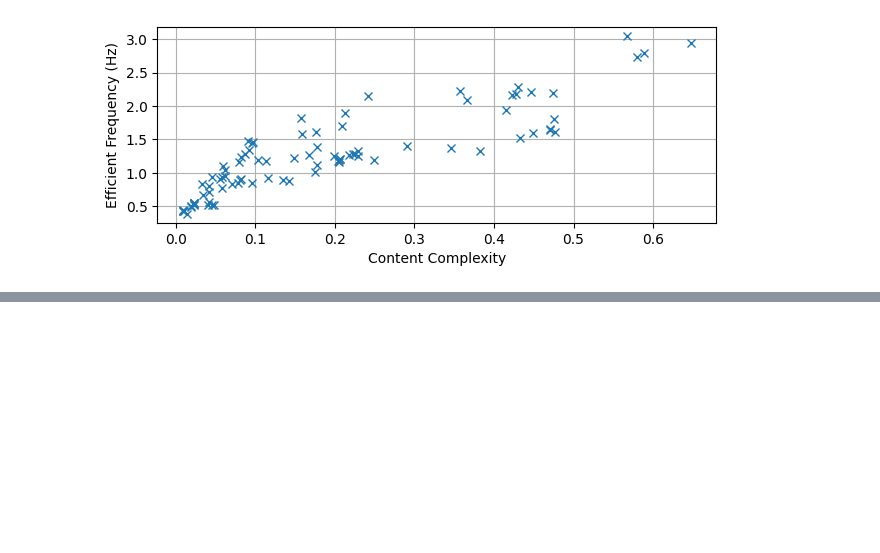
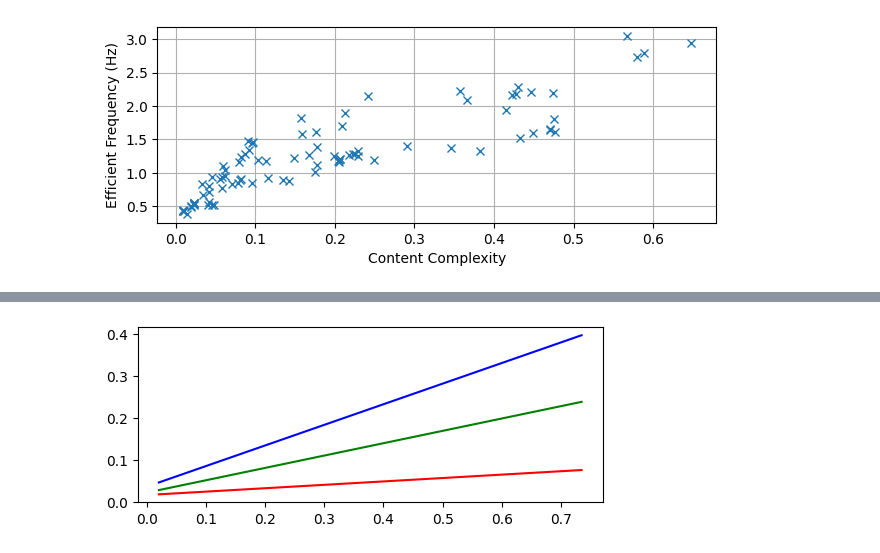
Before and after one commit to c976237222/HunyuanVideo_efficiency, a Jupyter notebook: theory_analysis_freq_complexity.ipynb, the cells around one changed output, grey strips where cells are left out. Cells and saved outputs as stored; diff of their text form; code cells hidden in the pictures; blank space fills up the shorter version.

Commit message:
video gen

```diff
--- a/theory_analysis_freq_complexity.ipynb
+++ b/theory_analysis_freq_complexity.ipynb
@@ -505,0 +486,97 @@ freq_effs
+# %%
+import os
+import sys
+import pandas as pd
+import numpy as np
+import matplotlib.pyplot as plt
+from scipy.optimize import curve_fit
+
+# 定义拟合函数，这里以线性函数为例
+def linear_func(x, a, b):
+    return a * x + b
+
+# 文件路径列表
+file_paths = [
+    '/home/hanling/HunyuanVideo_efficiency/analysis_ci/analysis_results_30hz_ssim_1x_720p/metrics.csv',
+    '/home/hanling/HunyuanVideo_efficiency/analysis_ci/analysis_results_30hz_ssim_2x_720p/metrics.csv',
+    '/home/hanling/HunyuanVideo_efficiency/analysis_ci/analysis_results_30hz_ssim_4x_720p/metrics.csv'
+]
+
+# 标签列表，用于图例
+colors = ['r', 'g', 'b']
+
+# 存储拟合参数
+fit_params = {'psnr': [], 'ssim': [], 'lpips': []}
+
+# 存储每个文件的数据
+data_list = []
+
+# 打印当前工作目录
+print(f"当前工作目录: {os.getcwd()}")
+
+# 检查每个文件是否存在并读取
+for path in file_paths:
+    if not os.path.isfile(path):
+        print(f"文件不存在: {path}")
+    else:
+        print(f"文件存在: {path}")
+        try:
+            df = pd.read_csv(path)
+
+            # 确保 'tile_ci' 被转换为浮点数
+            df['tile_ci'] = pd.to_numeric(df['tile_ci'], errors='coerce')
+
+            # 选择数值类型的列
+            numeric_cols = ['tile_ci', 'psnr', 'ssim', 'lpips']
+            df_numeric = df[numeric_cols].dropna()  # 去除可能的NaN值
+
+            # 按 tile_ci 分组，计算每个 tile_ci 的平均值
+            df_grouped = df_numeric.groupby('tile_ci').mean().reset_index()
+            data_list.append(df_grouped)
+        except Exception as e:
+            print(f"读取文件失败 {path}: {e}")
+
+# 确保所有文件都存在后继续
+if len(data_list) != len(file_paths):
+    print("部分文件缺失，无法继续拟合和绘图。")
+    sys.exit(1)
+
+# 定义指标
+metrics = ['lpips']
+
+labels = ['4Hz', '2Hz', '1Hz']
+plt.figure(figsize=(6, 5))
+plt.subplot(2,1,2)
+# 对每个指标进行独立绘图
+for metric in metrics:
+    for i, df in enumerate(data_list):
+        x = 1-df['tile_ci'].values
+        y = df[metric].values
+        # 拟合
+        try:
+            popt, _ = curve_fit(linear_func, x, y, method='dogbox',sigma=1)
+            fit_params[metric].append(popt)
+            # 生成拟合曲线
+            x_fit = np.linspace(x.min(), x.max(), 100)
+            y_fit = linear_func(x_fit, *popt)
+            plt.plot(x_fit, y_fit, color=colors[i], label=labels[i])
+            # 输出拟合参数和拟合质量
+            a, b = popt
+            y_pred = linear_func(x, a, b)
+            r2 = np.corrcoef(y, y_pred)[0, 1]**2
+            print(f"指标: {metric}, 设置: {labels[i]}, 拟合参数: a={a:.4f}, b={b:.4f}, R²={r2:.4f}")
+        except Exception as e:
+            print(f"拟合失败 for {metric} in {labels[i]}: {e}")
+            fit_params[metric].append([np.nan, np.nan])
+
+        # 绘制原始数据点
+#         plt.scatter(x, y, color=colors[i], alpha=0.3)
+#     plt.xlabel('Content Complexity')
+#     plt.ylabel('Reconstruction LPIPS')
+#     plt.legend()
+#     plt.tight_layout()
+
+# plt.grid()
+# plt.xlim(0,0.69)
+(x<0.7/5).mean()
+# %% [output]
@@ -505,0 +591 @@ freq_effs
+[figure, added]
```
Also changed, not shown: parts of 2 cells of this notebook, 16 other files.
